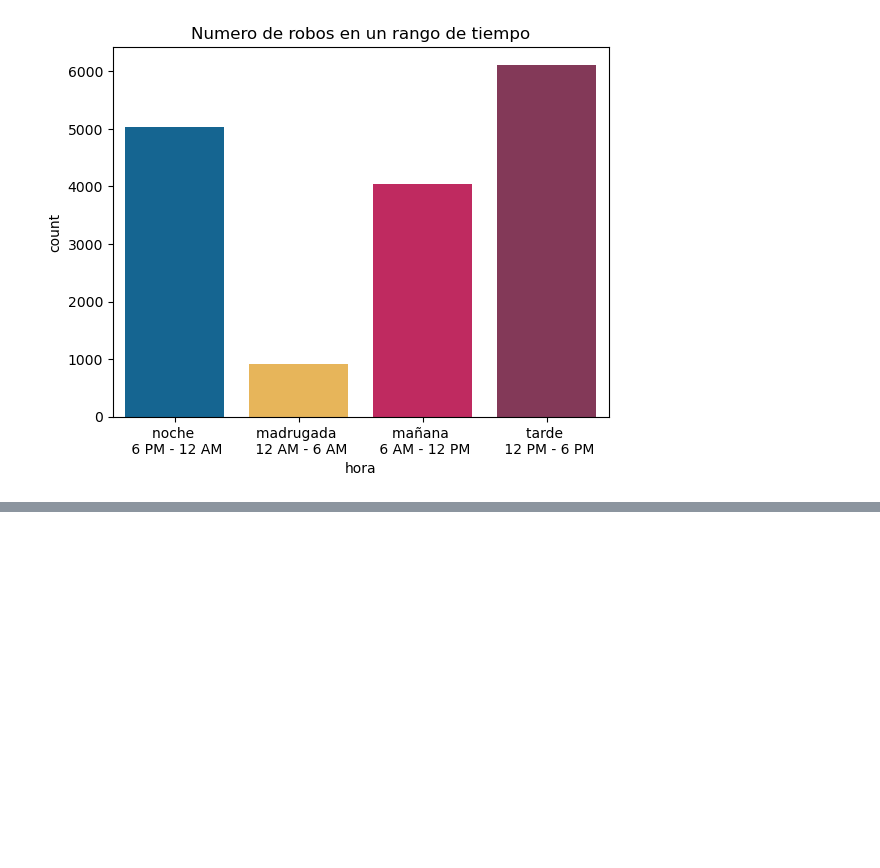
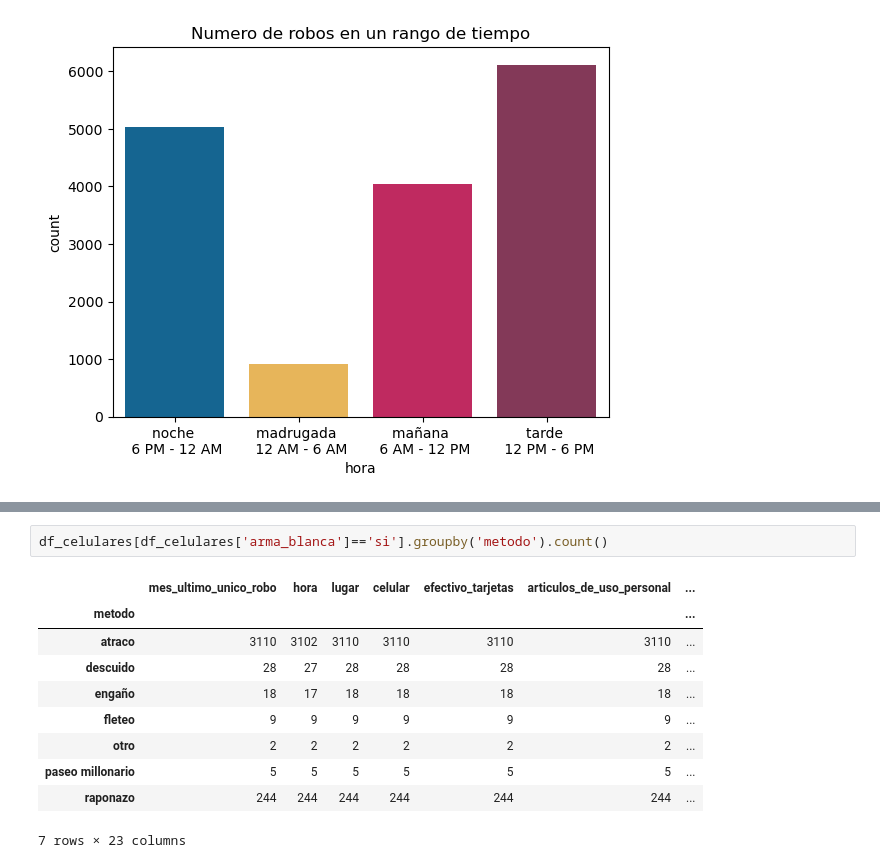
Before and after one commit to giraljv/hurtos_colombia, a Jupyter notebook: notebooks/0-2_exploration.ipynb, the cells around one changed output, grey strips where cells are left out. Cells and saved outputs as stored; diff of their text form; blank space fills up the shorter version.

```diff
--- a/notebooks/0-2_exploration.ipynb
+++ b/notebooks/0-2_exploration.ipynb
@@ -113,0 +136,13 @@ plt.show()
+# %%
+df_celulares[df_celulares['arma_blanca']=='si'].groupby('metodo').count()
+# %% [output]
+|  | mes_ultimo_unico_robo | hora | lugar | celular | efectivo_tarjetas | articulos_de_uso_personal | ... |
+| metodo |  |  |  |  |  |  | ... |
+| atraco | 3110 | 3102 | 3110 | 3110 | 3110 | 3110 | ... |
+| descuido | 28 | 27 | 28 | 28 | 28 | 28 | ... |
+| engaño | 18 | 17 | 18 | 18 | 18 | 18 | ... |
+| fleteo | 9 | 9 | 9 | 9 | 9 | 9 | ... |
+| otro | 2 | 2 | 2 | 2 | 2 | 2 | ... |
+| paseo millonario | 5 | 5 | 5 | 5 | 5 | 5 | ... |
+| raponazo | 244 | 244 | 244 | 244 | 244 | 244 | ... |
+7 rows × 23 columns
```
Also changed, not shown: parts of 4 cells of this notebook, 3 other files.
